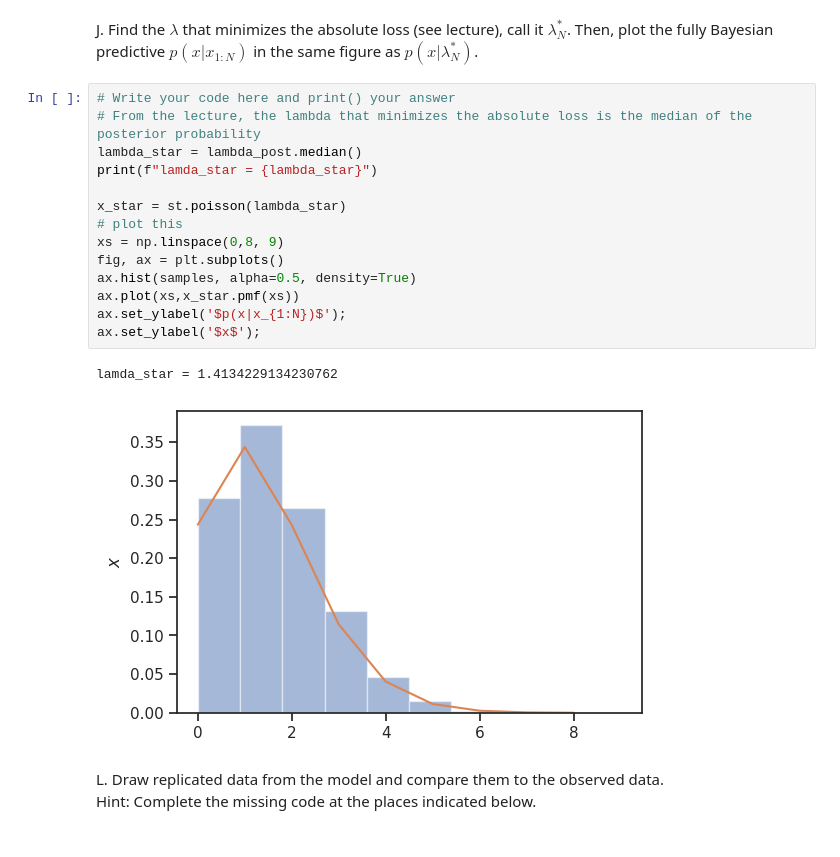
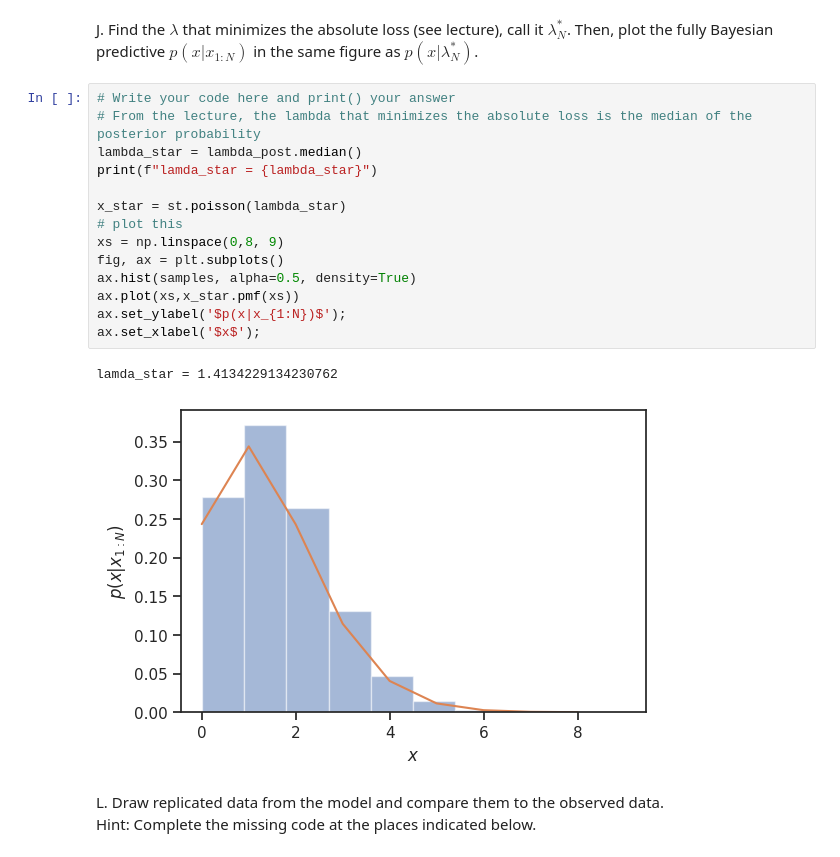
Before and after one commit to schemp98/data-analytics-se, a Jupyter notebook: lecturebook/homework/homework-03_SCC.ipynb, the cells around one changed output. Drawn from its saved outputs; the diff is of its cells as text.

```diff
--- a/lecturebook/homework/homework-03_SCC.ipynb
+++ b/lecturebook/homework/homework-03_SCC.ipynb
@@ -735,20 +735,20 @@ Then, plot the fully Bayesian predictive $p(x|x_{1:N})$ in the same figure as $p
 # %%
 # Write your code here and print() your answer
 # From the lecture, the lambda that minimizes the absolute loss is the median of the posterior probability
 lambda_star = lambda_post.median()
 print(f"lamda_star = {lambda_star}")
 
 x_star = st.poisson(lambda_star)
 # plot this
 xs = np.linspace(0,8, 9)
 fig, ax = plt.subplots()
 ax.hist(samples, alpha=0.5, density=True)
 ax.plot(xs,x_star.pmf(xs))
 ax.set_ylabel('$p(x|x_{1:N})$');
-ax.set_ylabel('$x$');
+ax.set_xlabel('$x$');
 # %% [output]
 lamda_star = 1.4134229134230762
-[figure, old version]
+[figure, new version]
 # %% [markdown]
 L. Draw replicated data from the model and compare them to the observed data.
 <br>
```
